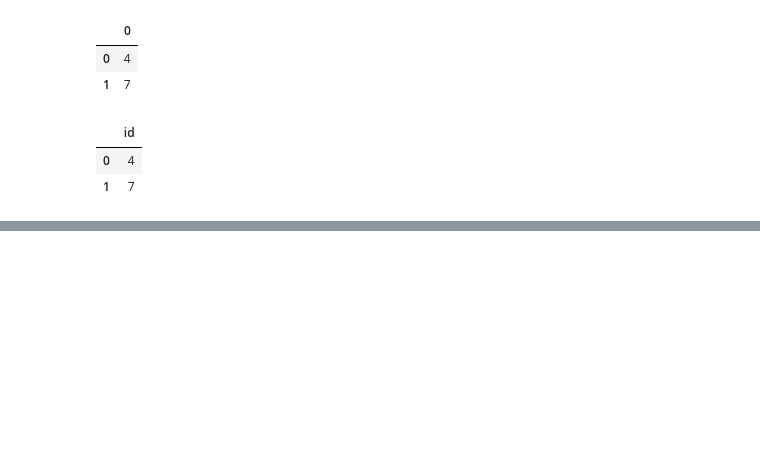
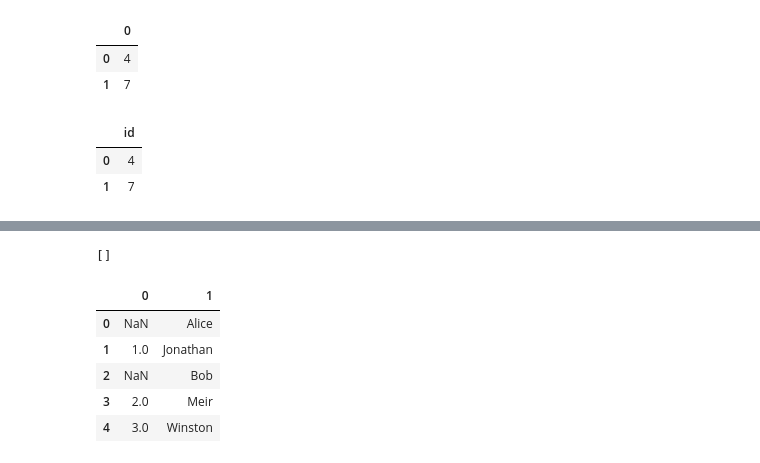
Before and after one commit to kz-codes/leetcode, a Jupyter notebook: database.ipynb, the cells around one changed output, grey strips where cells are left out. Saved outputs shown, nothing was run; the diff lists cells and outputs as text; code cells hidden in the pictures; blank space fills up the shorter version.

```diff
--- a/database.ipynb
+++ b/database.ipynb
@@ -778,0 +927,30 @@ article_views(views)
+# %%
+data = [[1, "Alice"], [7, "Bob"], [11, "Meir"], [90, "Winston"], [3, "Jonathan"]]
+employees = pd.DataFrame(data, columns=["id", "name"]).astype(
+    {"id": "int64", "name": "object"}
+)
+data = [[3, 1], [11, 2], [90, 3]]
+employee_uni = pd.DataFrame(data, columns=["id", "unique_id"]).astype(
+    {"id": "int64", "unique_id": "int64"}
+)
+executeInput()
+# %% [output]
+[]
+# %%
+q = """
+SELECT
+    unique_id,
+    name
+FROM
+    Employees e
+    LEFT JOIN EmployeeUNI eu ON e.id = eu.id;
+"""
+# %%
+pd.DataFrame(execute(q))
+# %% [output]
+|  | 0 | 1 |
+| 0 | NaN | Alice |
+| 1 | 1.0 | Jonathan |
+| 2 | NaN | Bob |
+| 3 | 2.0 | Meir |
+| 4 | 3.0 | Winston |
```
Also changed, not shown: parts of 18 cells of this notebook, 1 other file.
